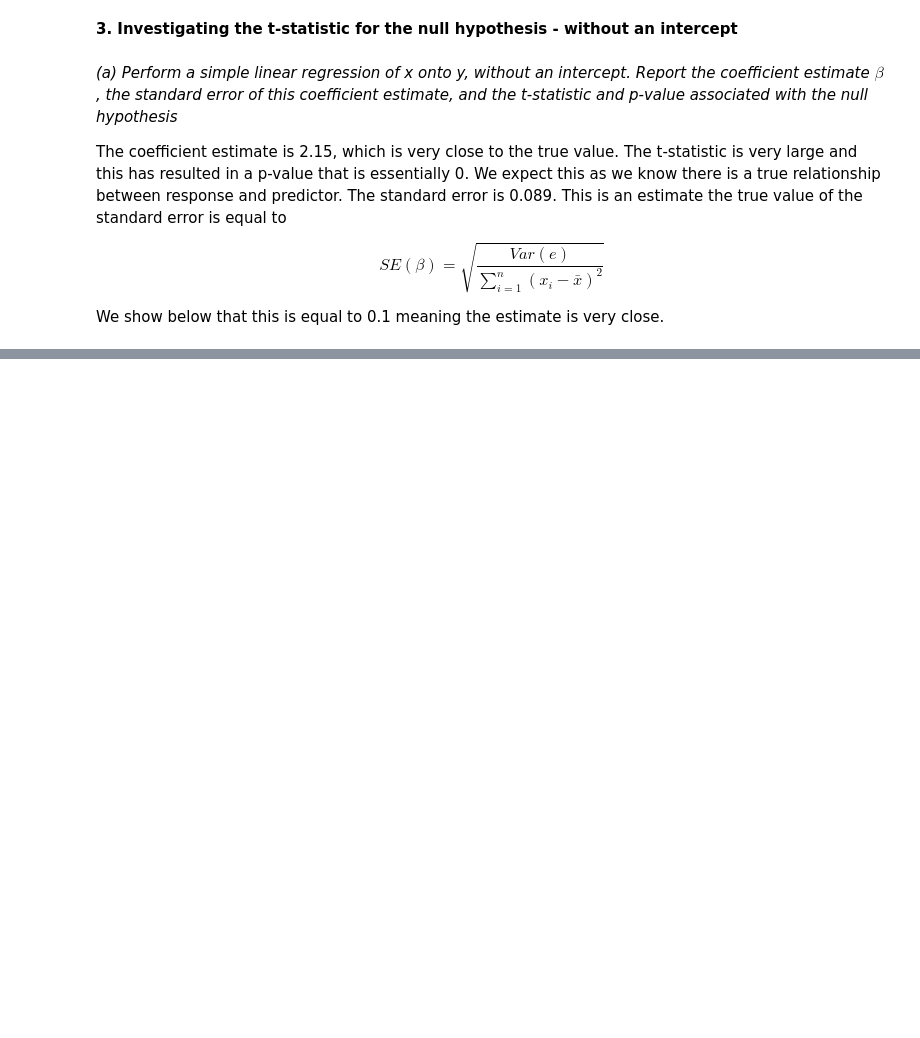
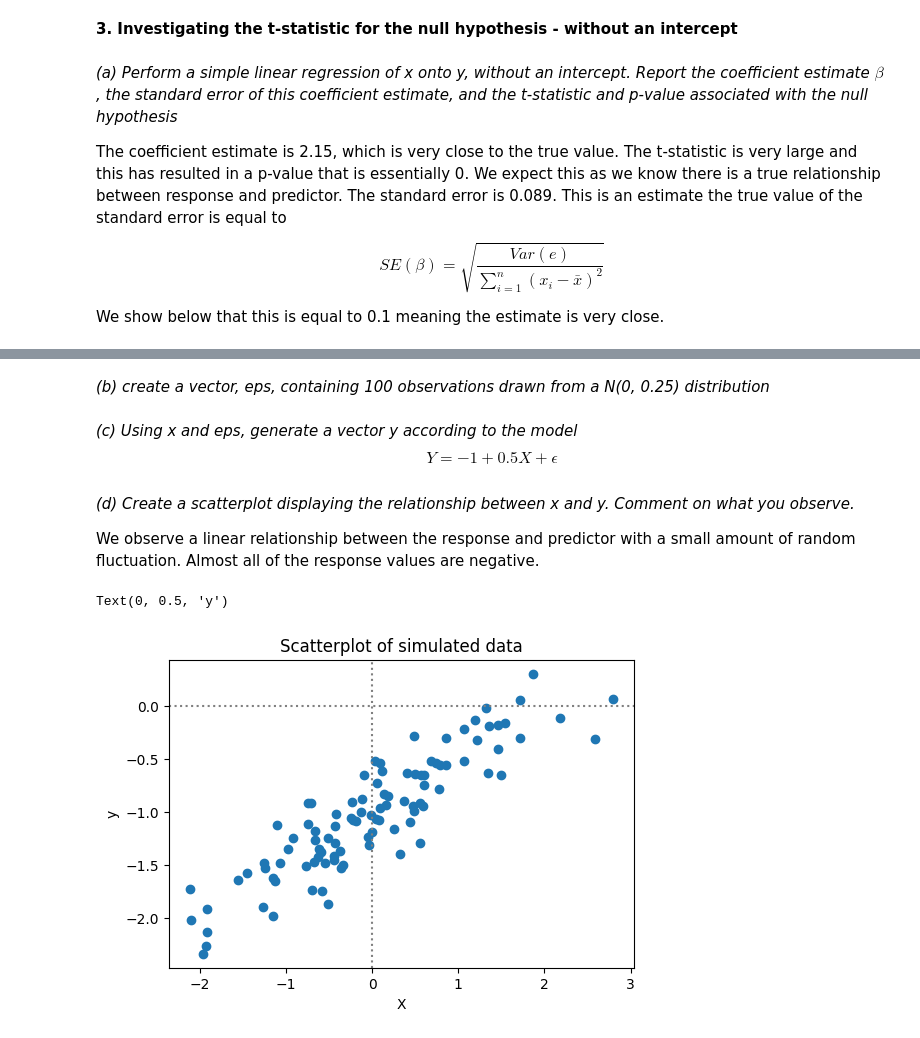
Before and after one commit to cainemerrick98/statistical_learning_problems, a Jupyter notebook: 2 linear regression/applied.ipynb, the cells around one changed output, grey strips where cells are left out. Cells and saved outputs as stored; diff of their text form; code cells hidden in the pictures; blank space fills up the shorter version.

Commit message:
linear regression finished

```diff
--- a/2 linear regression/applied.ipynb
+++ b/2 linear regression/applied.ipynb
@@ -673,0 +770,28 @@ Notes:
+# %%
+X = np.random.normal(size=100)
+# %% [markdown]
+*(b) create a vector, eps, containing 100 observations drawn from a N(0, 0.25) distribution*
+# %%
+eps = np.random.normal(loc=0, scale=0.25, size=100)
+# %% [markdown]
+*(c) Using x and eps, generate a vector y according to the model $$Y = -1 + 0.5X + \epsilon$$*
+# %%
+y = -1 + 0.5*X + eps
+# %% [markdown]
+*(d) Create a scatterplot displaying the relationship between x and y. Comment on what you observe.*
+
+We observe a linear relationship between the response and predictor with a small amount of random fluctuation. Almost all of the response values are negative.
+# %%
+figure = plt.figure(figsize=(6,4))
+ax = figure.add_subplot()
+
+ax.axvline(0, ls=':', c='grey')
+ax.axhline(0, ls=':', c='grey')
+
+ax.scatter(x=X, y=y)
+ax.set_title('Scatterplot of simulated data')
+ax.set_xlabel('X')
+ax.set_ylabel('y')
+# %% [output]
+Text(0, 0.5, 'y')
+[figure, added]
```
Also changed, not shown: parts of 55 cells of this notebook.
